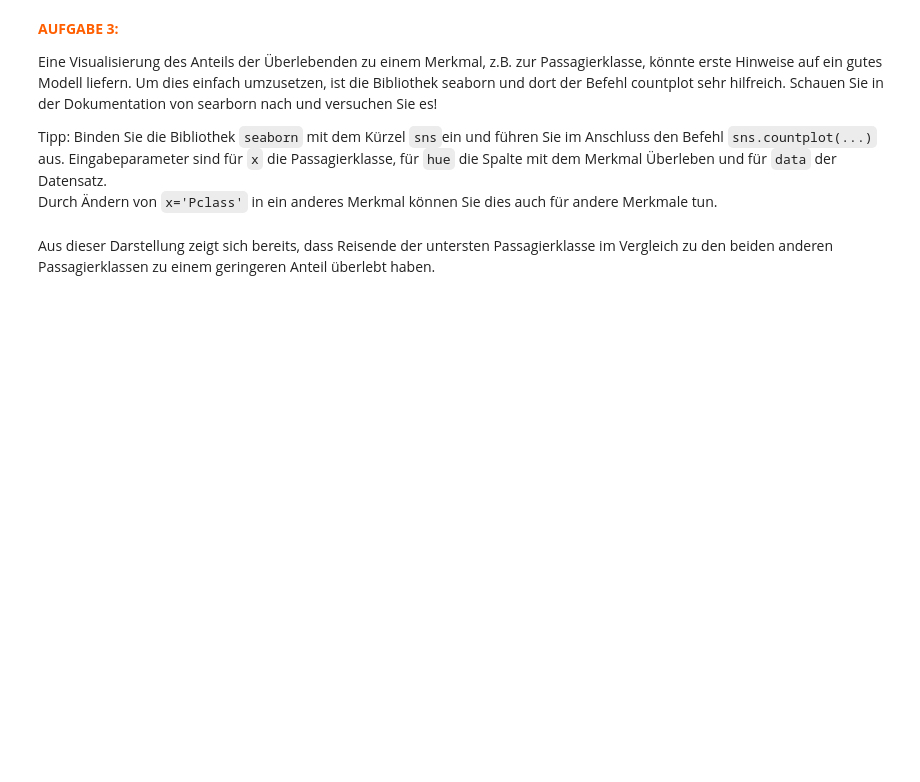
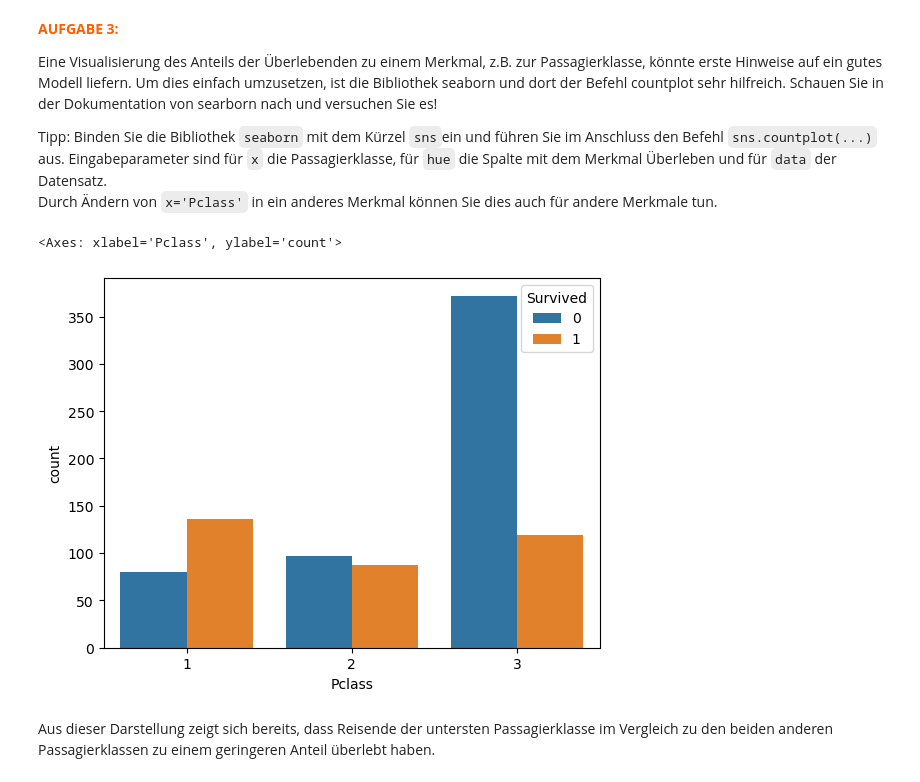
Before and after one commit to Robert35-dll/wikisys_exercise, a Jupyter notebook: 06/Decision Trees.ipynb, the cells around one changed output. Cells and saved outputs as stored; diff of their text form; code cells hidden in the pictures; blank space fills up the shorter version.

```diff
--- a/06/Decision Trees.ipynb
+++ b/06/Decision Trees.ipynb
@@ -84,7 +132,15 @@ Eine Visualisierung des Anteils der Überlebenden zu einem Merkmal, z.B. zur Pas
 Tipp: Binden Sie die Bibliothek `seaborn` mit dem Kürzel `sns`ein und führen Sie im Anschluss den Befehl `sns.countplot(...)` aus. Eingabeparameter sind für `x` die Passagierklasse, für `hue` die Spalte mit dem Merkmal Überleben und für `data` der Datensatz. <br> Durch Ändern von `x='Pclass'` in ein anderes Merkmal können Sie dies auch für andere Merkmale tun.
 </div>
 # %%
-# Platz für Arbeitsauftrag
+import seaborn as sns
+
+sns.countplot(x=df["Pclass"], data=df, hue=df["Survived"])
+
+# Fahrpreis -> Überleben (schwierig lesbar aber doch verständlich)
+# sns.countplot(x=df["Fare"], data=df, hue=df["Survived"])
+# %% [output]
+<Axes: xlabel='Pclass', ylabel='count'>
+[figure, added]
 # %% [markdown]
 Aus dieser Darstellung zeigt sich bereits, dass Reisende der untersten Passagierklasse im Vergleich zu den beiden anderen Passagierklassen zu einem geringeren Anteil überlebt haben.
 # %% [markdown]
```
Also changed, not shown: parts of 33 cells of this notebook.
